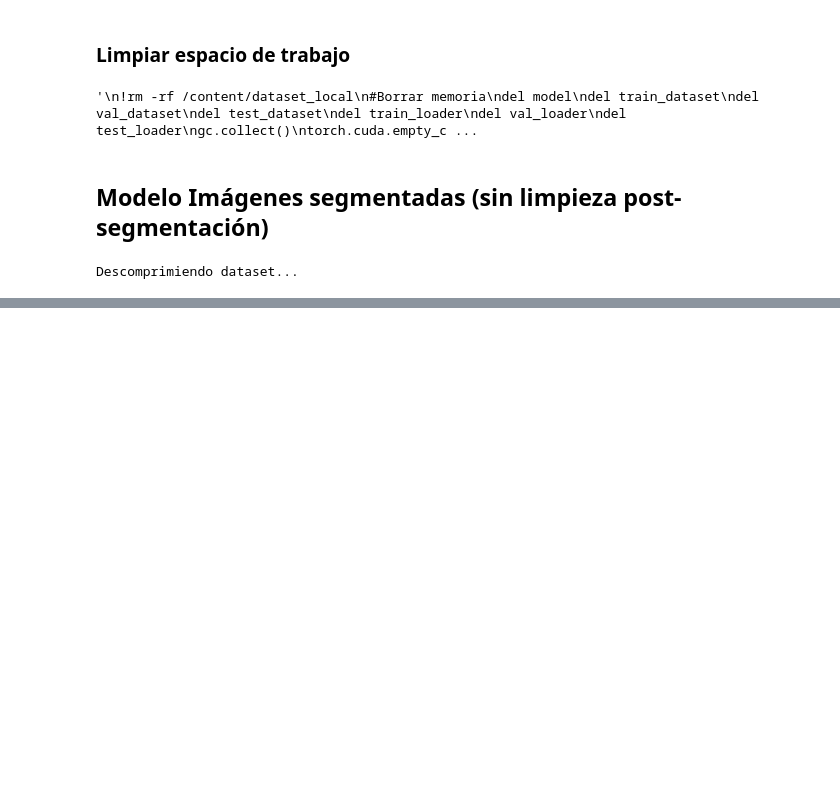
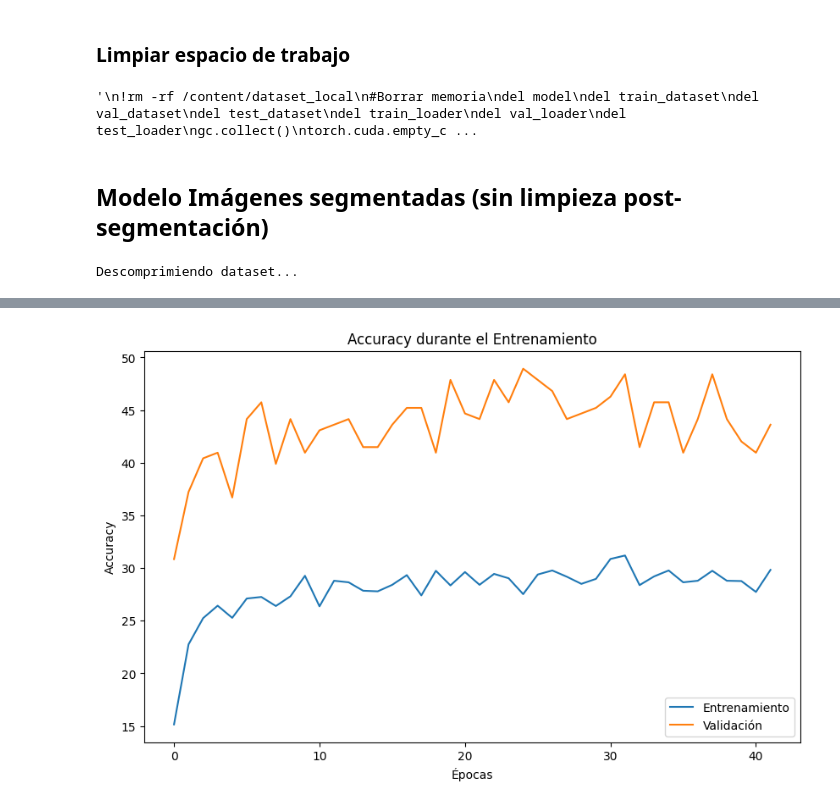
Before and after one commit to AdidSS/Manos-en-accion, a Jupyter notebook: manos__en_accion_modeling.ipynb, the cells around one changed output, grey strips where cells are left out. Saved outputs shown, nothing was run; the diff lists cells and outputs as text; code cells hidden in the pictures; blank space fills up the shorter version.

```diff
--- a/manos__en_accion_modeling.ipynb
+++ b/manos__en_accion_modeling.ipynb
@@ -425,0 +453,13 @@ plt.show()
+# %%
+def graficar_accuracy(history_acc_train, history_acc_val):
+    plt.figure(figsize=(10, 6))
+    plt.plot(history_acc_train)
+    plt.plot(history_acc_val)
+    plt.title('Accuracy durante el Entrenamiento')
+    plt.ylabel('Accuracy')
+    plt.legend(['Entrenamiento', 'Validación'], loc='lower right')
+    plt.xlabel('Épocas')
+
+graficar_accuracy(history['train_acc'], history['val_acc'])
+# %% [output]
+[figure, added]
```
Also changed, not shown: parts of 7 cells of this notebook.
